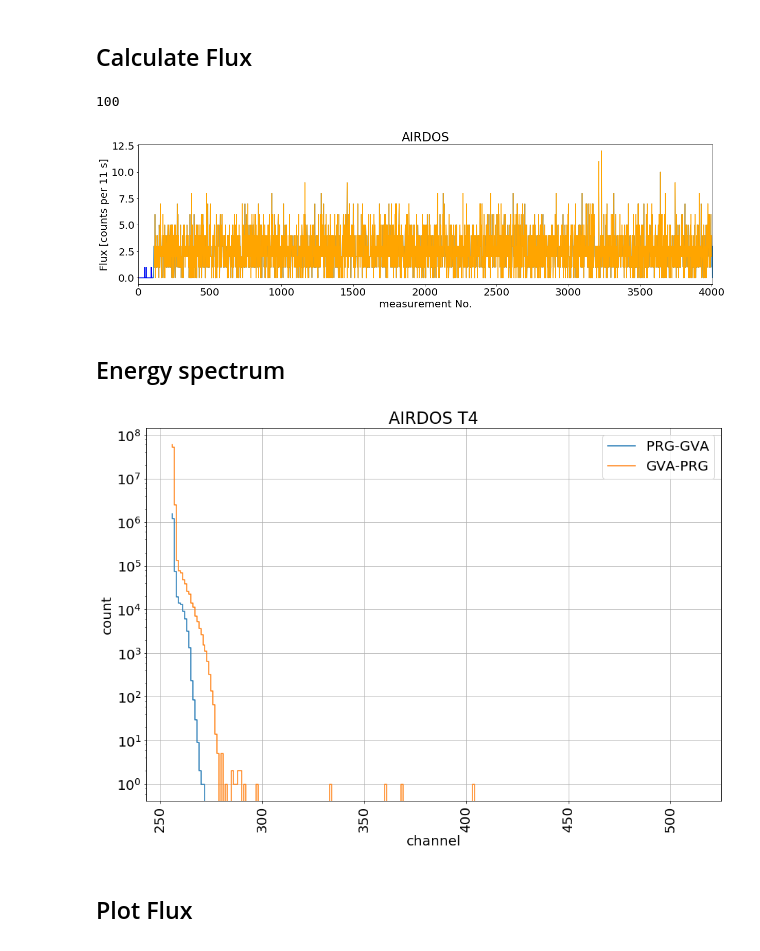
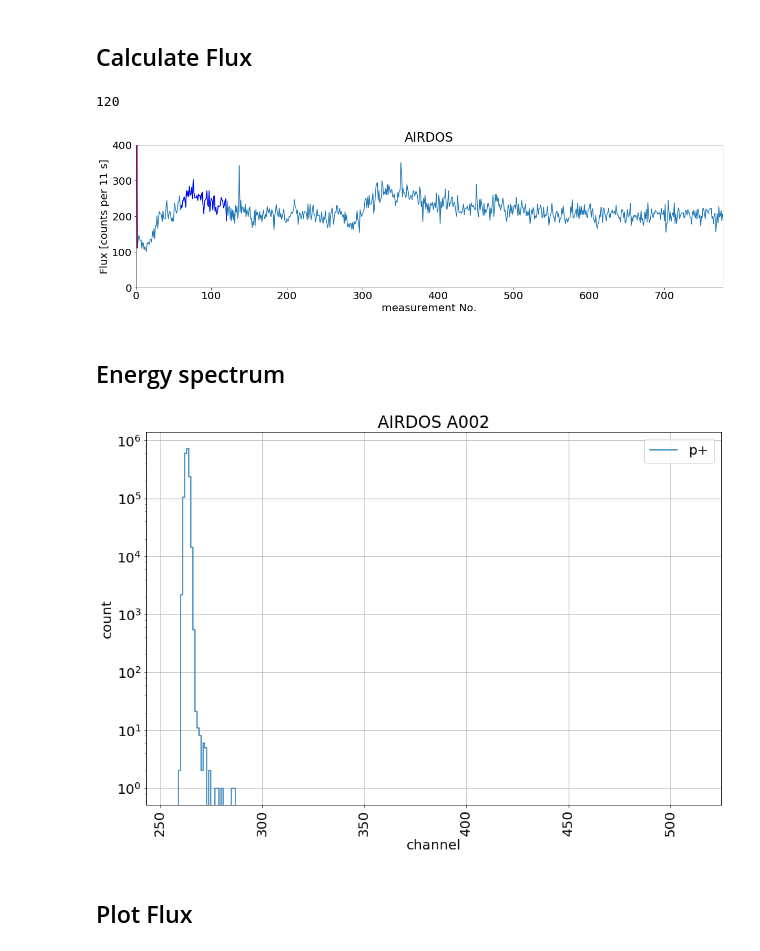
Before and after one commit to ODZ-UJF-AV-CR/AIRDOS-parser, a Jupyter notebook: AIRDOS4_256_calibration.ipynb, the cells around one changed output. Cells and saved outputs as stored; diff of their text form; code cells hidden in the pictures.

```diff
--- a/AIRDOS4_256_calibration.ipynb
+++ b/AIRDOS4_256_calibration.ipynb
@@ -177,42 +177,42 @@ rc = rc.apply(pd.to_numeric, errors='coerce')
 #rc.to_csv('ble.txt')
 
 #rc['sum'] = rc[range(256,516)].sum(axis=1)
-rc['sum'] = rc[range(270,513)].sum(axis=1)
+rc['sum'] = rc[range(266,513)].sum(axis=1)
 #rc['sum']
 
 plt.figure(figsize=(20,5))
 
 #rc['sum'].plot()
 rc.ix[0:,'sum'].plot()
 
-#plt.ylim([0,20])
+plt.ylim([0,400])
 
 #e1 = [211,275]
 #e2 = [290,355]
 #e3 = [378,448]
 #e4 = [483,537]
 #e1 = [10,200]
 #e2 = [1500,2270]
-e1 = [1,100]
-e2 = [110,4000]
+e1 = [60,120]
+e2 = [1,2]
 e3 = [1,2]
 e4 = [1,2]
 e5 = [1,2]
 
 rc.ix[e1[0]:e1[1],'sum'].plot(c='b')
 rc.ix[e2[0]:e2[1],'sum'].plot(c='orange')
 rc.ix[e3[0]:e3[1],'sum'].plot(c='g')
 rc.ix[e4[0]:e4[1],'sum'].plot(c='r')
 rc.ix[e5[0]:e5[1],'sum'].plot(c='purple')
 
 plt.title('AIRDOS')
 plt.xlabel('measurement No.')
 plt.ylabel('Flux [counts per 11 s]')
 
 print e1[1]
 # %% [output]
-100
+120
-[figure, old version]
+[figure, new version]
 # %% [markdown]
 ## Energy spectrum
 # %%
@@ -238,9 +238,10 @@ plt.figure(figsize=(15,10))
 plt.yscale('log')
 
 
-plt.plot(ener1, label='PRG-GVA', drawstyle='steps-pre')
-plt.plot(ener2, label='GVA-PRG', drawstyle='steps-pre')
-#plt.plot(ener1, label='Am-241 5.49 MeV (85 %) / 5.44 MeV (13 %)', drawstyle='steps-pre')
+#plt.plot(ener3, label='9 V Glass', drawstyle='steps-pre')
+#plt.plot(ener2, label='GVA-PRG', drawstyle='steps-pre')
+plt.plot(ener1, label='p+', drawstyle='steps-pre')
+#plt.plot(ener2, label='9 V Am-241 5.49 MeV (85 %) / 5.44 MeV (13 %)', drawstyle='steps-pre')
 #plt.plot(ener2, label='Pu-239 5.16 MeV (73 %) / 5.14 (15 %) / 5.11 (12 %)', drawstyle='steps-pre')
 #plt.plot(ener3, label='Cf-252 6.12 MeV (84 %) / 6.08 MeV (16 %)', drawstyle='steps-pre')
 #plt.plot(ener1,  drawstyle='steps-pre')
@@ -248,10 +249,10 @@ plt.plot(ener2, label='GVA-PRG', drawstyle='steps-pre')
 #plt.plot(ener3,  drawstyle='steps-pre')
 #plt.plot(ener4, label='Am-241 5.49 MeV colim.',  drawstyle='steps-pre')
 #plt.plot(ener5, label='Am-241 5.49 MeV colim.',  drawstyle='steps-pre')
-#plt.ylim([0,20000])
+#plt.ylim([0,500])
 #plt.xlim([600,750])
 plt.legend()
-plt.title('AIRDOS T4')
+plt.title('AIRDOS A002')
 #plt.title('AIRDOS T4 Alpha Spectrum')
 plt.xlabel('channel')
 plt.ylabel('count')
@@ -259,7 +260,7 @@ plt.ylabel('count')
 plt.xticks(rotation=90)
 plt.grid()
 # %% [output]
-[figure, old version]
+[figure, new version]
 # %% [markdown]
 ## Plot Flux
 # %%
```
Also changed, not shown: parts of 2 cells of this notebook, 2 other files.
